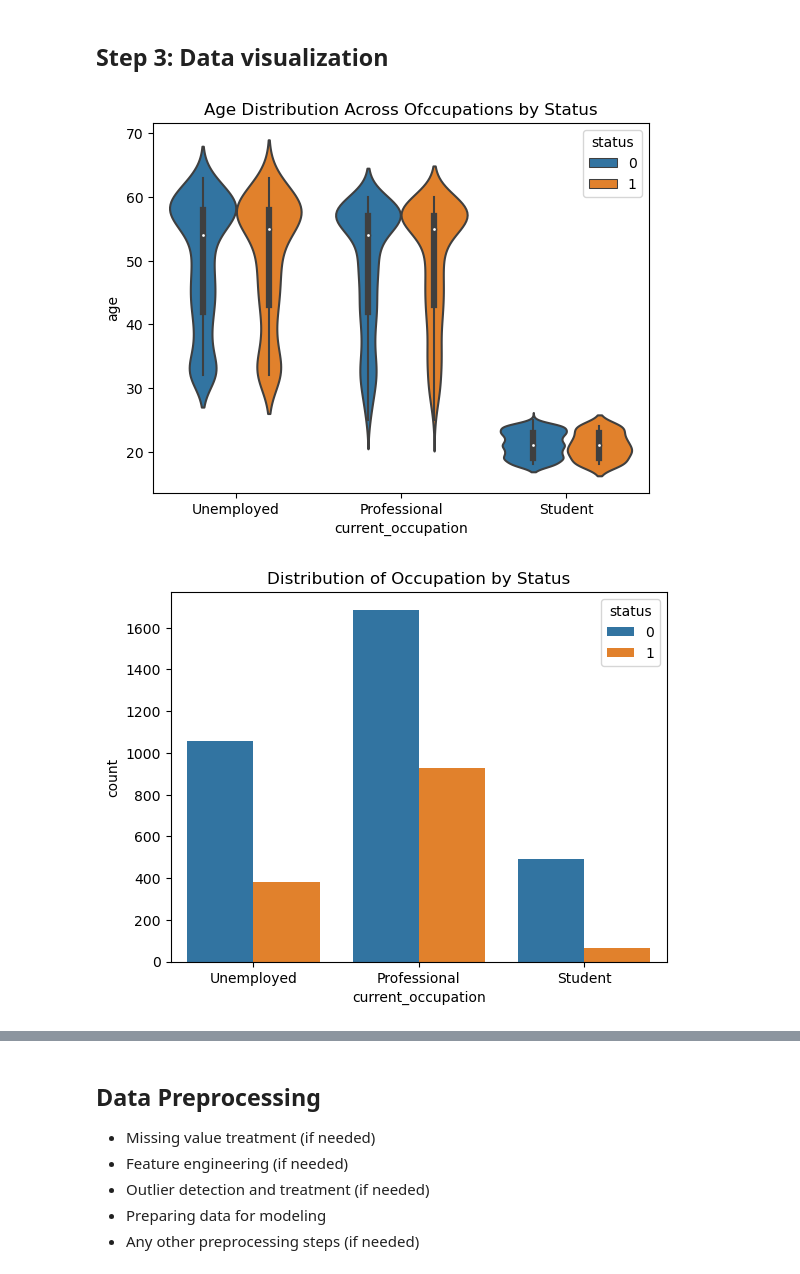
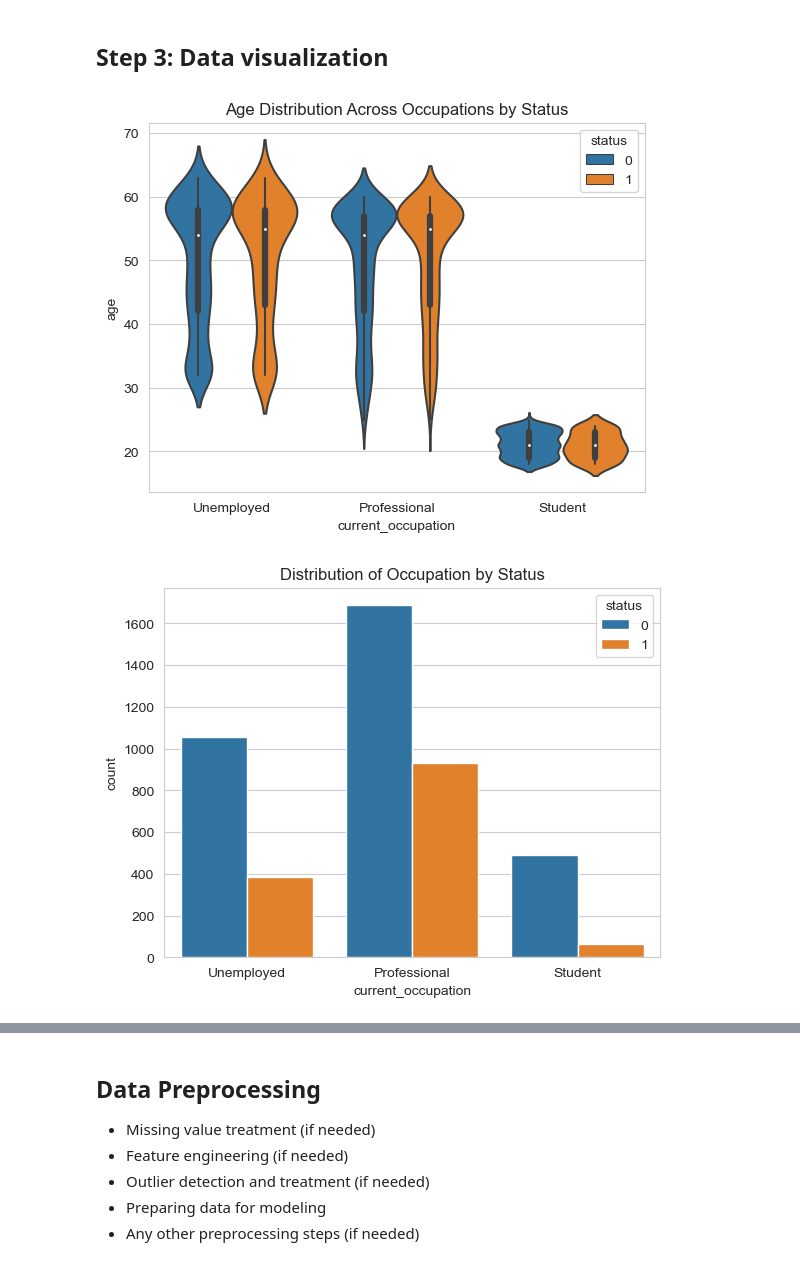
Before and after one commit to Xipilscode/Customer_Churn_ML-Predictive_Analytics, a Jupyter notebook: customer_growth.ipynb, the cells around one changed output, grey strips where cells are left out. Saved outputs shown, nothing was run; the diff lists cells and outputs as text; code cells hidden in the pictures.

```diff
--- a/customer_growth.ipynb
+++ b/customer_growth.ipynb
@@ -73,16 +73,25 @@ import seaborn as sns
 import matplotlib.pyplot as plt
 
 # Set up visualisation styles
+# Display plots within notebook
 %matplotlib inline
-sns.set_style('whitegerid")
+sns.set_style("whitegrid")
 
-# Normalization for Logistic regression(benchmark)
+# Normalization for Logistic regression(as basemodel)
+# Usually, random forest model doesn't need scaling
 from sklearn.preprocessing import StandardScaler
 
-# ML libraries
+# Import ML models
 from sklearn.linear_model import LogisticRegression
+
+from sklearn.model_selection import train_test_split
+from sklearn.tree import DecisionTreeClassifier
 from sklearn.ensemble import RandomForestClassifier
-from sklearn.metrics import classification_report, confusion_matrix, accuracy_score
+from sklearn.metrics import classification_report, accuracy_score, confusion_matrix
+
+# Visualisation for decision tree
+import pydotplus
+from IPython.display import Image
 # %%
 # Load the dataset
 data = Path('ExtraaLearn.csv')
@@ -168,17 +241,17 @@ df.duplicated().sum()
 # %% [markdown]
 ## Step 3: Data visualization
 # %%
-# Violin plot(distribution of numerical variables across different catigories)
+# Plot Violin plot(distribution of numerical variables across different catigories)
 sns.violinplot(x='current_occupation', y='age', data=df, hue='status')
-plt.title('Age Distribution Across Ofccupations by Status')
+plt.title('Age Distribution Across Occupations by Status')
 plt.show()
 # %% [output]
-[figure, old version]
+[figure, new version]
 # %%
-# Count plot fro features to highlite imbalances in dominant catigories
+# Plot Count plot for features to highlite imbalances in dominant catigories
 sns.countplot(x='current_occupation', data=df, hue='status')
 plt.title('Distribution of Occupation by Status')
 plt.show()
 # %% [output]
-[figure, old version]
+[figure, new version]
 # %%
```
Also changed, not shown: parts of 39 cells of this notebook.
